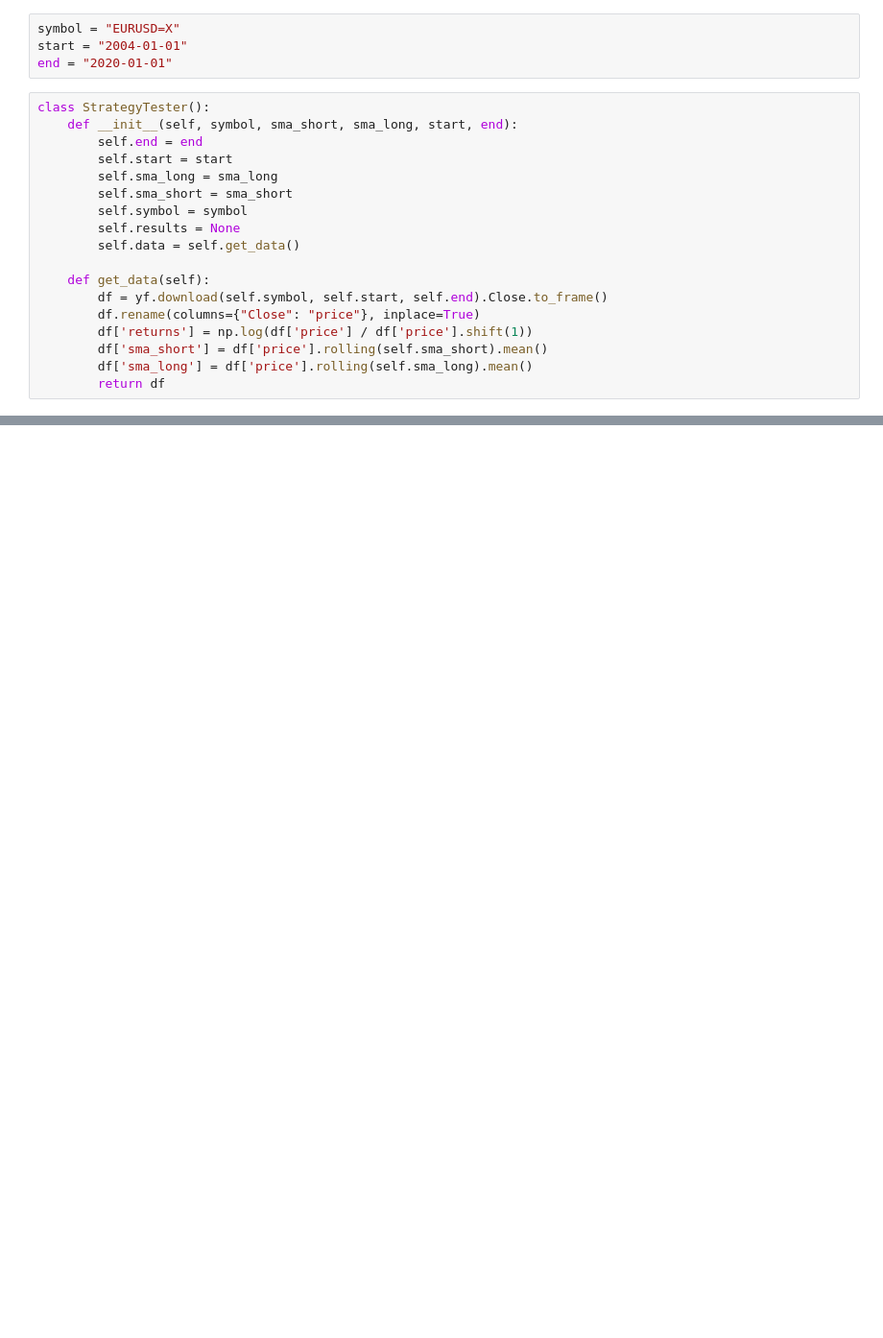
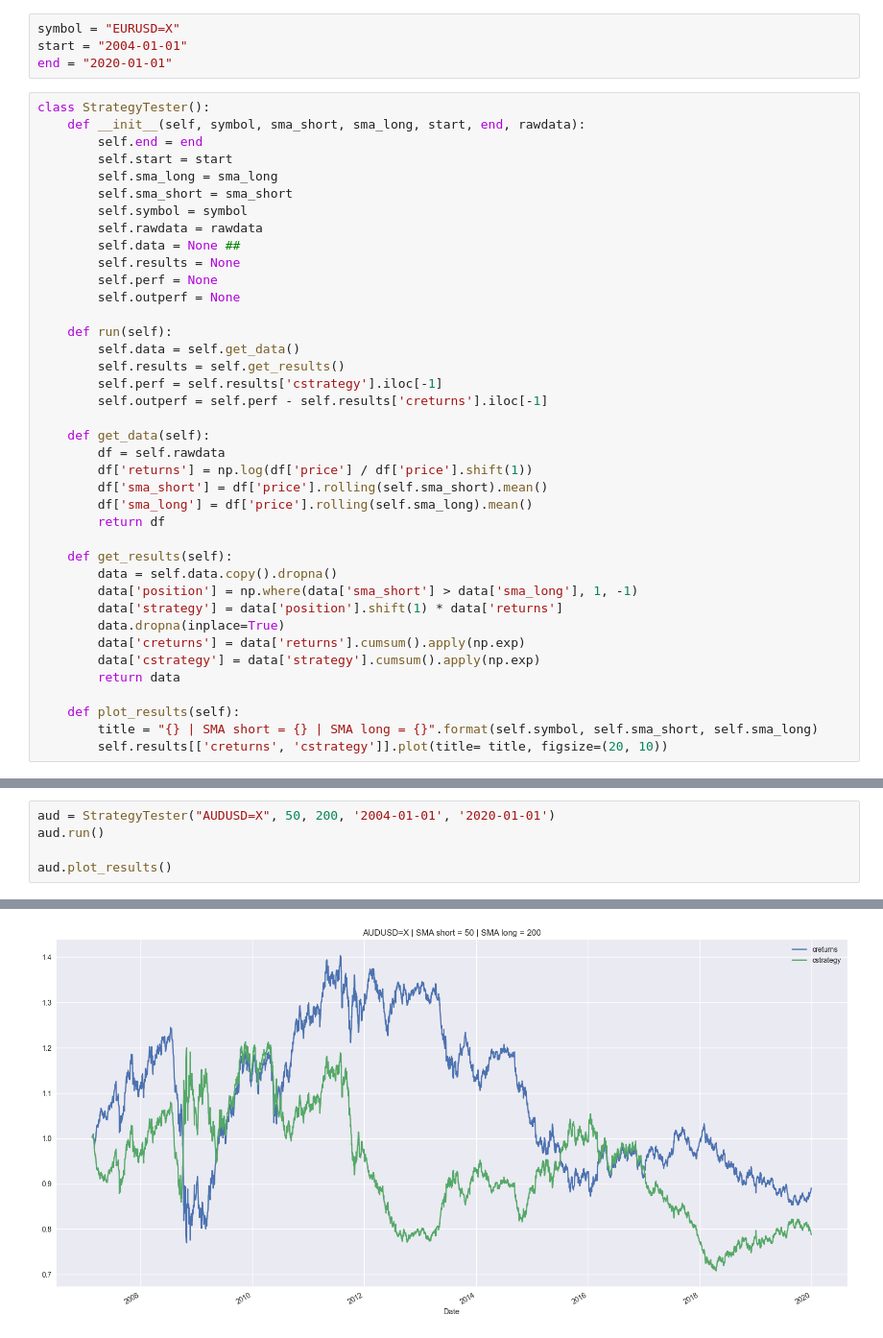
Before and after one commit to kurumbus/algorithmic-trading, a Jupyter notebook: v1.ipynb, the cells around one changed output, grey strips where cells are left out. Shown at 96% size. Saved outputs shown, nothing was run; the diff lists cells and outputs as text; blank space fills up the shorter version.

```diff
--- a/v1.ipynb
+++ b/v1.ipynb
@@ -12,21 +13,42 @@ start = "2004-01-01"
 end = "2020-01-01"
 # %%
 class StrategyTester():
-    def __init__(self, symbol, sma_short, sma_long, start, end):
+    def __init__(self, symbol, sma_short, sma_long, start, end, rawdata):
         self.end = end
         self.start = start
         self.sma_long = sma_long
         self.sma_short = sma_short
         self.symbol = symbol
+        self.rawdata = rawdata
+        self.data = None ##
         self.results = None
+        self.perf = None
+        self.outperf = None
+
+    def run(self):
         self.data = self.get_data()
+        self.results = self.get_results()
+        self.perf = self.results['cstrategy'].iloc[-1]
+        self.outperf = self.perf - self.results['creturns'].iloc[-1]
 
     def get_data(self):
-        df = yf.download(self.symbol, self.start, self.end).Close.to_frame()
-        df.rename(columns={"Close": "price"}, inplace=True)
+        df = self.rawdata
         df['returns'] = np.log(df['price'] / df['price'].shift(1))
         df['sma_short'] = df['price'].rolling(self.sma_short).mean()
         df['sma_long'] = df['price'].rolling(self.sma_long).mean()
         return df
+
+    def get_results(self):
+        data = self.data.copy().dropna()
+        data['position'] = np.where(data['sma_short'] > data['sma_long'], 1, -1)
+        data['strategy'] = data['position'].shift(1) * data['returns']
+        data.dropna(inplace=True)
+        data['creturns'] = data['returns'].cumsum().apply(np.exp)
+        data['cstrategy'] = data['strategy'].cumsum().apply(np.exp)
+        return data
+
+    def plot_results(self):
+        title = "{} | SMA short = {} | SMA long = {}".format(self.symbol, self.sma_short, self.sma_long)
+        self.results[['creturns', 'cstrategy']].plot(title= title, figsize=(20, 10))
 # %%
 tester = StrategyTester(symbol, 50, 200, start, end)
@@ -51,0 +57,6 @@ tester.data
+# %%
+aud = StrategyTester("AUDUSD=X", 50, 200, '2004-01-01', '2020-01-01')
+aud.run()
+
+aud.plot_results()
+# %% [output]
@@ -51,0 +64 @@ tester.data
+[figure, added]
```
Also changed, not shown: parts of 7 cells of this notebook, 1 other file.
